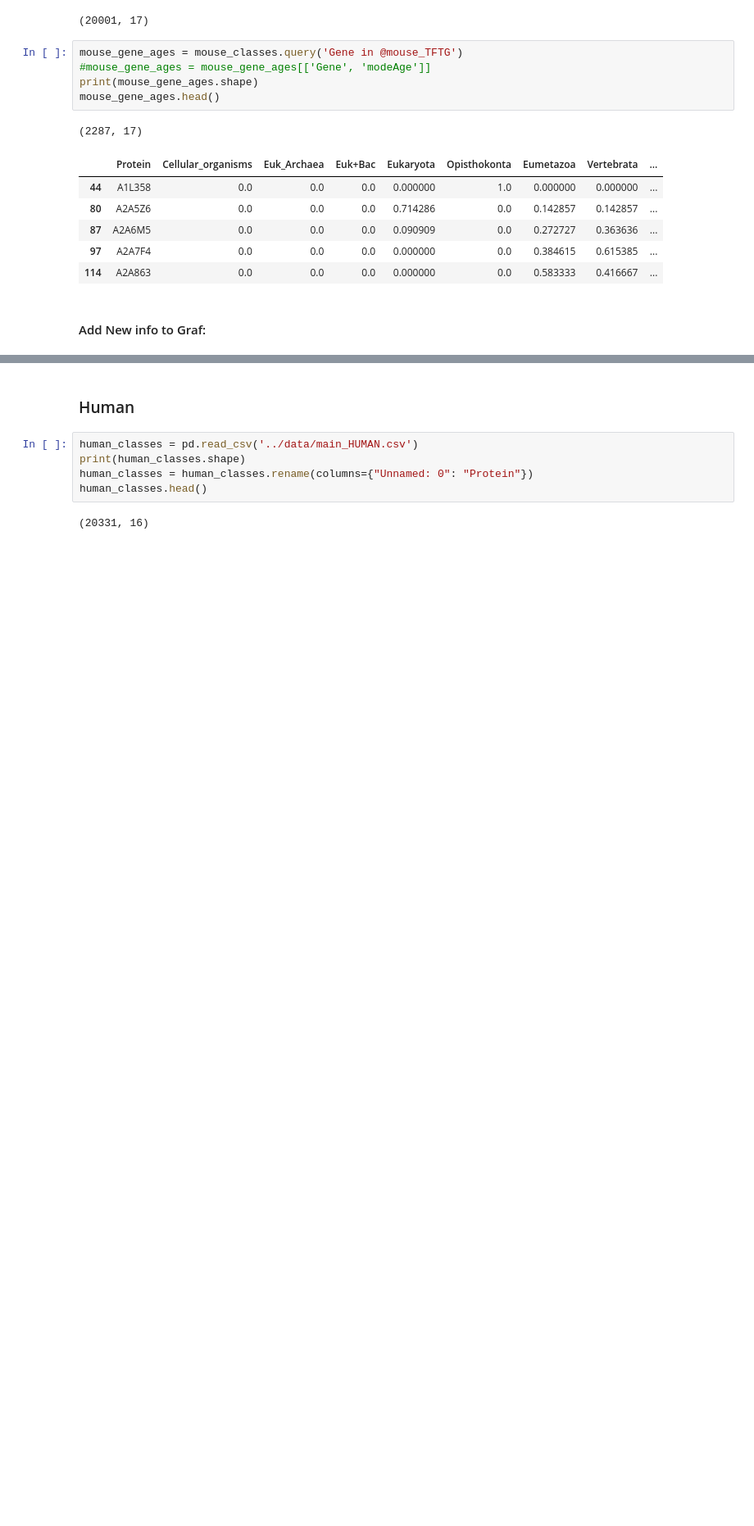
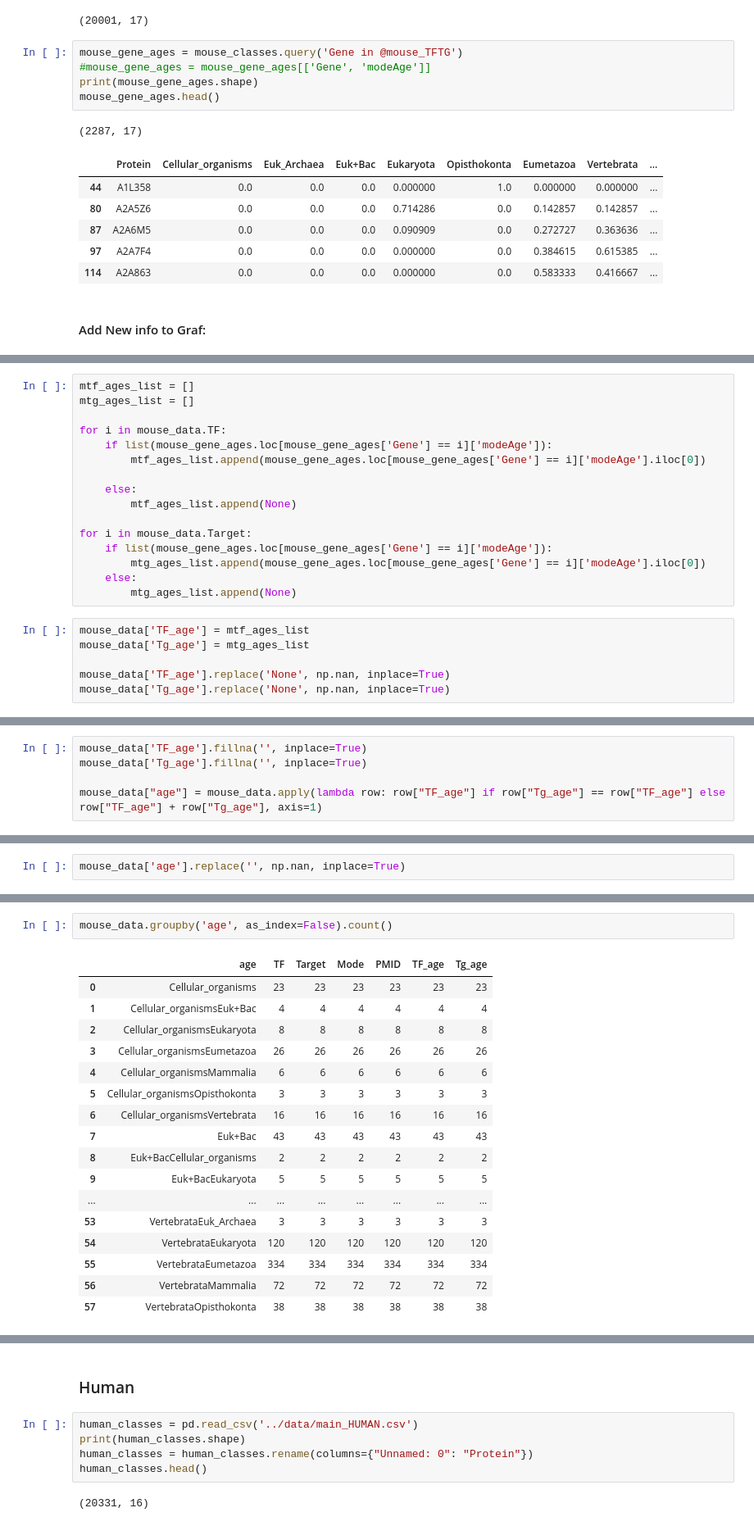
Before and after one commit to Freddsle/age_patterns, a Jupyter notebook: code/02_age_gene_classes.ipynb, the cells around one changed output, grey strips where cells are left out. Shown at 82% size. Saved outputs shown, nothing was run; the diff lists cells and outputs as text; blank space fills up the shorter version.

Commit message:
add mouse classes

```diff
--- a/code/02_age_gene_classes.ipynb
+++ b/code/02_age_gene_classes.ipynb
@@ -378,0 +445,22 @@ mouse_gene_ages.head()
+# %%
+mtf_ages_list = []
+mtg_ages_list = []
+
+for i in mouse_data.TF:
+    if list(mouse_gene_ages.loc[mouse_gene_ages['Gene'] == i]['modeAge']):
+        mtf_ages_list.append(mouse_gene_ages.loc[mouse_gene_ages['Gene'] == i]['modeAge'].iloc[0])
+
+    else:
+        mtf_ages_list.append(None)
+
+for i in mouse_data.Target:
+    if list(mouse_gene_ages.loc[mouse_gene_ages['Gene'] == i]['modeAge']):
+        mtg_ages_list.append(mouse_gene_ages.loc[mouse_gene_ages['Gene'] == i]['modeAge'].iloc[0])
+    else:
+        mtg_ages_list.append(None)
+# %%
+mouse_data['TF_age'] = mtf_ages_list
+mouse_data['Tg_age'] = mtg_ages_list
+
+mouse_data['TF_age'].replace('None', np.nan, inplace=True)
+mouse_data['Tg_age'].replace('None', np.nan, inplace=True)
@@ -378,0 +487,5 @@ mouse_gene_ages.head()
+# %%
+mouse_data['TF_age'].fillna('', inplace=True)
+mouse_data['Tg_age'].fillna('', inplace=True)
+
+mouse_data["age"] = mouse_data.apply(lambda row: row["TF_age"] if row["Tg_age"] == row["TF_age"] else row["TF_age"] + row["Tg_age"], axis=1)
@@ -378,0 +507,2 @@ mouse_gene_ages.head()
+# %%
+mouse_data['age'].replace('', np.nan, inplace=True)
@@ -378,0 +526,20 @@ mouse_gene_ages.head()
+# %%
+mouse_data.groupby('age', as_index=False).count()
+# %% [output]
+|  | age | TF | Target | Mode | PMID | TF_age | Tg_age |
+| 0 | Cellular_organisms | 23 | 23 | 23 | 23 | 23 | 23 |
+| 1 | Cellular_organismsEuk+Bac | 4 | 4 | 4 | 4 | 4 | 4 |
+| 2 | Cellular_organismsEukaryota | 8 | 8 | 8 | 8 | 8 | 8 |
+| 3 | Cellular_organismsEumetazoa | 26 | 26 | 26 | 26 | 26 | 26 |
+| 4 | Cellular_organismsMammalia | 6 | 6 | 6 | 6 | 6 | 6 |
+| 5 | Cellular_organismsOpisthokonta | 3 | 3 | 3 | 3 | 3 | 3 |
+| 6 | Cellular_organismsVertebrata | 16 | 16 | 16 | 16 | 16 | 16 |
+| 7 | Euk+Bac | 43 | 43 | 43 | 43 | 43 | 43 |
+| 8 | Euk+BacCellular_organisms | 2 | 2 | 2 | 2 | 2 | 2 |
+| 9 | Euk+BacEukaryota | 5 | 5 | 5 | 5 | 5 | 5 |
+| ... | ... | ... | ... | ... | ... | ... | ... |
+| 53 | VertebrataEuk_Archaea | 3 | 3 | 3 | 3 | 3 | 3 |
+| 54 | VertebrataEukaryota | 120 | 120 | 120 | 120 | 120 | 120 |
+| 55 | VertebrataEumetazoa | 334 | 334 | 334 | 334 | 334 | 334 |
+| 56 | VertebrataMammalia | 72 | 72 | 72 | 72 | 72 | 72 |
+| 57 | VertebrataOpisthokonta | 38 | 38 | 38 | 38 | 38 | 38 |
```
Also changed, not shown: parts of 52 cells of this notebook, 5 other files.
